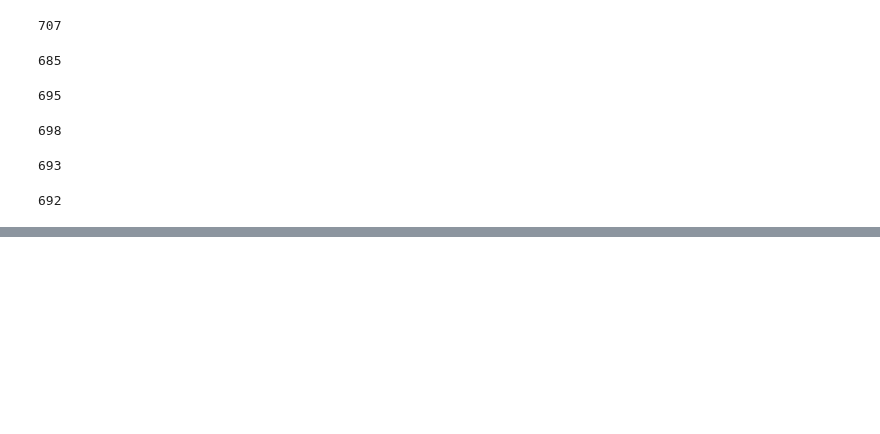
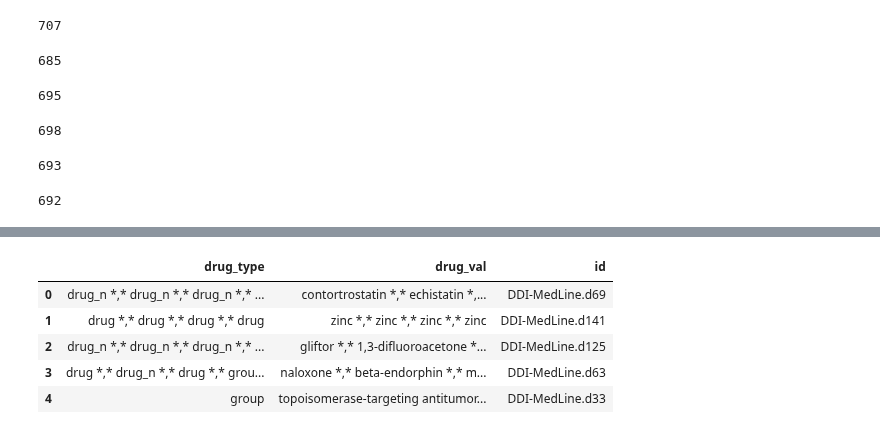
Before and after one commit to joyce04/NLP_N_Graph, a Jupyter notebook: Graph/0426_entity_graph.ipynb, the cells around one changed output, grey strips where cells are left out. Drawn from its saved outputs; the diff is of its cells as text; code cells hidden in the pictures; blank space fills up the shorter version.

Commit message:
test with additional datasets

```diff
--- a/Graph/0426_entity_graph.ipynb
+++ b/Graph/0426_entity_graph.ipynb
@@ -443,0 +447,37 @@ for i in range(10):
+# %%
+file_locs = ['/Users/grace/workspace/bio_dataset/semeval_task9_train_pair/Train/MedLine',
+            '/Users/grace/workspace/bio_dataset/semeval_task9_train_pair/Train/DrugBank']
+
+entities_ddi = []
+docs = []
+# entity_types = set()
+for file_loc in file_locs:
+    medlines = os.listdir(file_loc)
+
+    for med in medlines:
+        sents = []
+        entities = []
+        ent_types = []
+
+        doc = minidom.parse(file_loc+'/'+med)
+        items = doc.getElementsByTagName('document')
+        doc_id = items[0].attributes['id'].value
+
+        for sent in doc.getElementsByTagName('sentence'):
+            sent_id = sent.attributes['id'].value
+            sent_text = sent.attributes['text'].value
+            if sent_text.strip():
+                sents.append(sent_text)
+
+            # entity(drug)의 갯수가 1보다 클때만
+            if len(sent.getElementsByTagName('entity')) > 0:
+                for en in sent.getElementsByTagName('entity'):
+                    e_type = en.attributes['type'].value
+#                     entity_types.add(e_type)
+                    ent_types.append(e_type)
+                    e_text = en.attributes['text'].value
+                    entities.append(e_text)
+#                     'entity_val': ' *,* '.join(entities.keys())
+
+        docs.append({'id':doc_id, 'sent':'\n'.join(sents)})
+        entities_ddi.append({'id':doc_id, 'drug_type':' *,* '.join(ent_types), 'drug_val':' *,* '.join(entities)})
@@ -443,0 +496,10 @@ for i in range(10):
+# %%
+df_drugs = pd.DataFrame(entities_ddi)
+df_drugs.head()
+# %% [output]
+|  | drug_type | drug_val | id |
+| 0 | drug_n *,* drug_n *,* drug_n *,* ... | contortrostatin *,* echistatin *,... | DDI-MedLine.d69 |
+| 1 | drug *,* drug *,* drug *,* drug | zinc *,* zinc *,* zinc *,* zinc | DDI-MedLine.d141 |
+| 2 | drug_n *,* drug_n *,* drug_n *,* ... | gliftor *,* 1,3-difluoroacetone *... | DDI-MedLine.d125 |
+| 3 | drug *,* drug_n *,* drug *,* grou... | naloxone *,* beta-endorphin *,* m... | DDI-MedLine.d63 |
+| 4 | group | topoisomerase-targeting antitumor... | DDI-MedLine.d33 |
```
Also changed, not shown: parts of 18 cells of this notebook, 1 other file.
